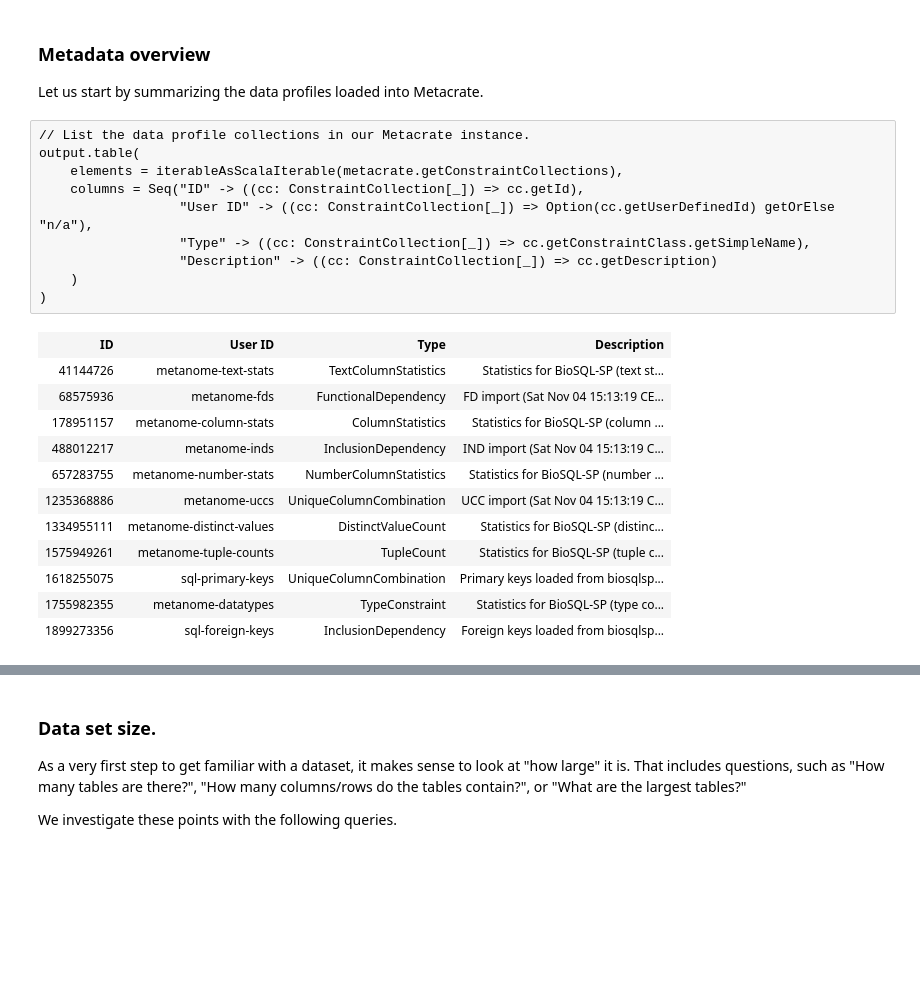
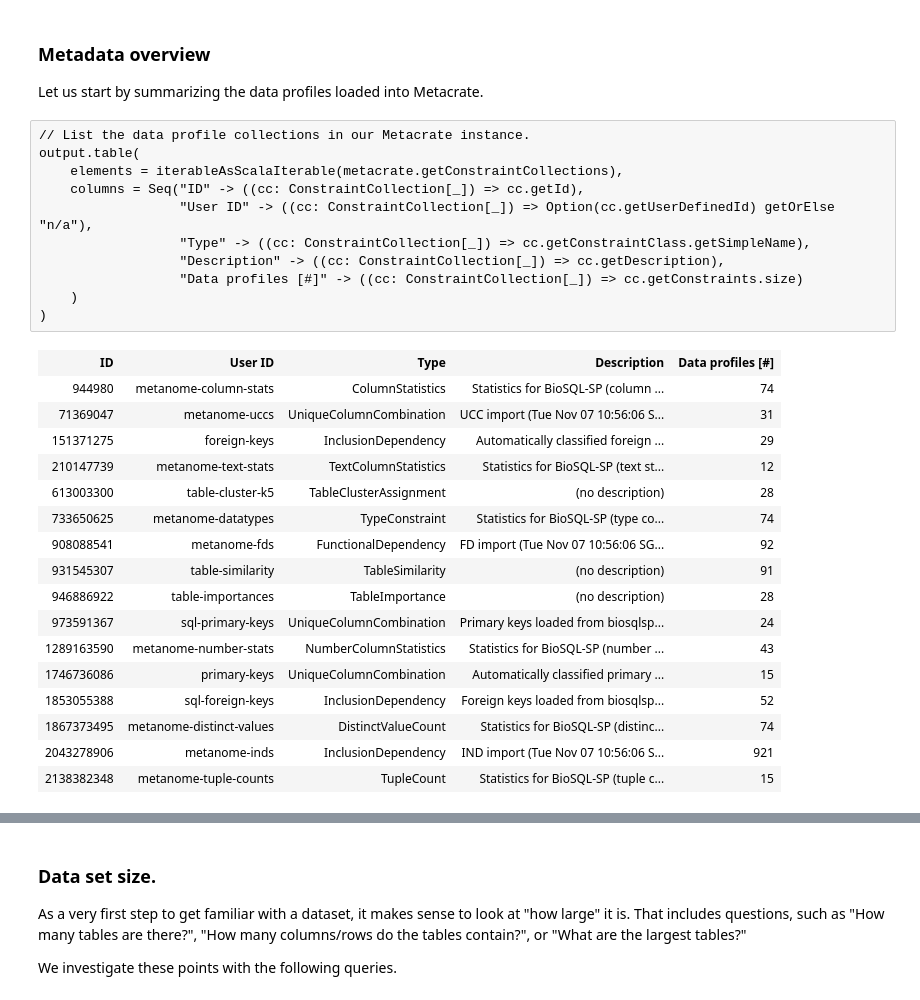
Before and after one commit to sekruse/metacrate-demo-cikm-2017, a Jupyter notebook: data-anamnesis.ipynb, the cells around one changed output, grey strips where cells are left out. Cells and saved outputs as stored; diff of their text form; blank space fills up the shorter version.

Commit message:
update data anamnesis and cleaning notebook; add discovery notebook

```diff
--- a/data-anamnesis.ipynb
+++ b/data-anamnesis.ipynb
@@ -237,26 +225,32 @@ Let us start by summarizing the data profiles loaded into Metacrate.
 # %%
 // List the data profile collections in our Metacrate instance.
 output.table(
     elements = iterableAsScalaIterable(metacrate.getConstraintCollections),
     columns = Seq("ID" -> ((cc: ConstraintCollection[_]) => cc.getId),
                   "User ID" -> ((cc: ConstraintCollection[_]) => Option(cc.getUserDefinedId) getOrElse "n/a"),
                   "Type" -> ((cc: ConstraintCollection[_]) => cc.getConstraintClass.getSimpleName),
-                  "Description" -> ((cc: ConstraintCollection[_]) => cc.getDescription)
+                  "Description" -> ((cc: ConstraintCollection[_]) => cc.getDescription),
+                  "Data profiles [#]" -> ((cc: ConstraintCollection[_]) => cc.getConstraints.size)
     )
 )
 # %% [output]
-| ID | User ID | Type | Description |
-| 41144726 | metanome-text-stats | TextColumnStatistics | Statistics for BioSQL-SP (text st... |
-| 68575936 | metanome-fds | FunctionalDependency | FD import (Sat Nov 04 15:13:19 CE... |
-| 178951157 | metanome-column-stats | ColumnStatistics | Statistics for BioSQL-SP (column ... |
-| 488012217 | metanome-inds | InclusionDependency | IND import (Sat Nov 04 15:13:19 C... |
-| 657283755 | metanome-number-stats | NumberColumnStatistics | Statistics for BioSQL-SP (number ... |
-| 1235368886 | metanome-uccs | UniqueColumnCombination | UCC import (Sat Nov 04 15:13:19 C... |
-| 1334955111 | metanome-distinct-values | DistinctValueCount | Statistics for BioSQL-SP (distinc... |
-| 1575949261 | metanome-tuple-counts | TupleCount | Statistics for BioSQL-SP (tuple c... |
-| 1618255075 | sql-primary-keys | UniqueColumnCombination | Primary keys loaded from biosqlsp... |
-| 1755982355 | metanome-datatypes | TypeConstraint | Statistics for BioSQL-SP (type co... |
-| 1899273356 | sql-foreign-keys | InclusionDependency | Foreign keys loaded from biosqlsp... |
+| ID | User ID | Type | Description | Data profiles [#] |
+| 944980 | metanome-column-stats | ColumnStatistics | Statistics for BioSQL-SP (column ... | 74 |
+| 71369047 | metanome-uccs | UniqueColumnCombination | UCC import (Tue Nov 07 10:56:06 S... | 31 |
+| 151371275 | foreign-keys | InclusionDependency | Automatically classified foreign ... | 29 |
+| 210147739 | metanome-text-stats | TextColumnStatistics | Statistics for BioSQL-SP (text st... | 12 |
+| 613003300 | table-cluster-k5 | TableClusterAssignment | (no description) | 28 |
+| 733650625 | metanome-datatypes | TypeConstraint | Statistics for BioSQL-SP (type co... | 74 |
+| 908088541 | metanome-fds | FunctionalDependency | FD import (Tue Nov 07 10:56:06 SG... | 92 |
+| 931545307 | table-similarity | TableSimilarity | (no description) | 91 |
+| 946886922 | table-importances | TableImportance | (no description) | 28 |
+| 973591367 | sql-primary-keys | UniqueColumnCombination | Primary keys loaded from biosqlsp... | 24 |
+| 1289163590 | metanome-number-stats | NumberColumnStatistics | Statistics for BioSQL-SP (number ... | 43 |
+| 1746736086 | primary-keys | UniqueColumnCombination | Automatically classified primary ... | 15 |
+| 1853055388 | sql-foreign-keys | InclusionDependency | Foreign keys loaded from biosqlsp... | 52 |
+| 1867373495 | metanome-distinct-values | DistinctValueCount | Statistics for BioSQL-SP (distinc... | 74 |
+| 2043278906 | metanome-inds | InclusionDependency | IND import (Tue Nov 07 10:56:06 S... | 921 |
+| 2138382348 | metanome-tuple-counts | TupleCount | Statistics for BioSQL-SP (tuple c... | 15 |
 # %%
 // Count the number of data profiles.
 locally {
```
Also changed, not shown: parts of 30 cells of this notebook, 2 other files.
